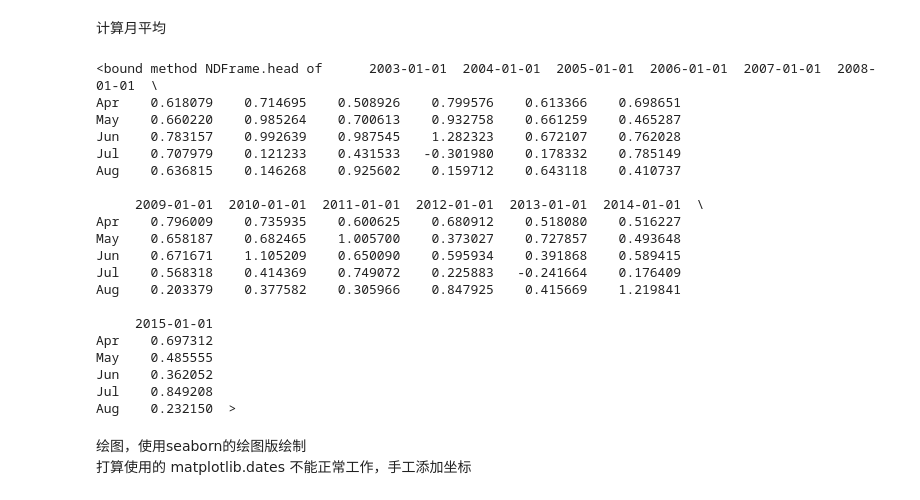
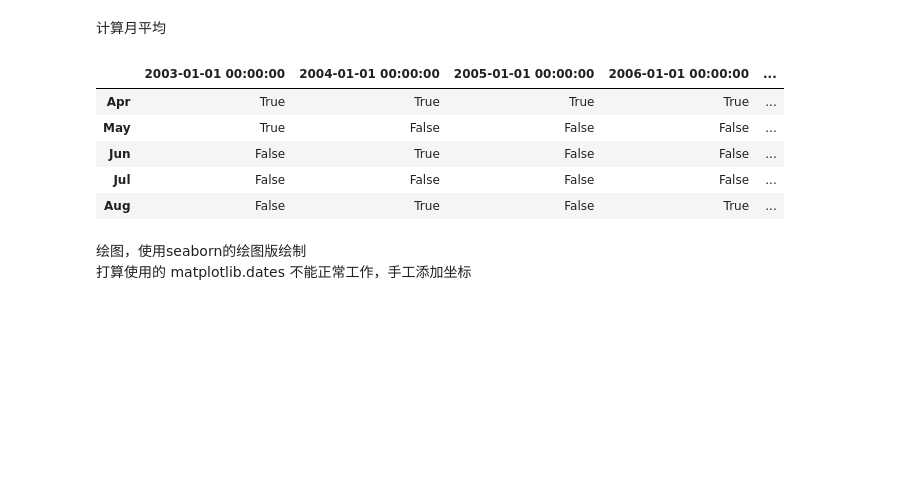
Before and after one commit to dozerlcl/MPAS_case_study, a Jupyter notebook: 92-25km_vr_rcm_postprocess/visualization/check_obs/check_cn051/pre/time_series/precip_playground.ipynb, the cells around one changed output. Drawn from its saved outputs; the diff is of its cells as text; code cells hidden in the pictures; blank space fills up the shorter version.

```diff
--- a/92-25km_vr_rcm_postprocess/visualization/check_obs/check_cn051/pre/time_series/precip_playground.ipynb
+++ b/92-25km_vr_rcm_postprocess/visualization/check_obs/check_cn051/pre/time_series/precip_playground.ipynb
@@ -80,23 +79,0 @@ cn051_pd.columns = timeseries03_15
-# %%
-(rcm_pd - cn051_pd).head
-# %% [output]
-<bound method NDFrame.head of      2003-01-01  2004-01-01  2005-01-01  2006-01-01  2007-01-01  2008-01-01  \
-Apr    0.618079    0.714695    0.508926    0.799576    0.613366    0.698651
-May    0.660220    0.985264    0.700613    0.932758    0.661259    0.465287
-Jun    0.783157    0.992639    0.987545    1.282323    0.672107    0.762028
-Jul    0.707979    0.121233    0.431533   -0.301980    0.178332    0.785149
-Aug    0.636815    0.146268    0.925602    0.159712    0.643118    0.410737
-
-     2009-01-01  2010-01-01  2011-01-01  2012-01-01  2013-01-01  2014-01-01  \
-Apr    0.796009    0.735935    0.600625    0.680912    0.518080    0.516227
-May    0.658187    0.682465    1.005700    0.373027    0.727857    0.493648
-Jun    0.671671    1.105209    0.650090    0.595934    0.391868    0.589415
-Jul    0.568318    0.414369    0.749072    0.225883   -0.241664    0.176409
-Aug    0.203379    0.377582    0.305966    0.847925    0.415669    1.219841
-
-     2015-01-01
-Apr    0.697312
-May    0.485555
-Jun    0.362052
-Jul    0.849208
-Aug    0.232150  >
@@ -103,3 +83,12 @@ Aug    0.232150  >
+# %%
+compared
+# %% [output]
+|  | 2003-01-01 00:00:00 | 2004-01-01 00:00:00 | 2005-01-01 00:00:00 | 2006-01-01 00:00:00 | ... |
+| Apr | True | True | True | True | ... |
+| May | True | False | False | False | ... |
+| Jun | False | True | False | False | ... |
+| Jul | False | False | False | False | ... |
+| Aug | False | True | False | True | ... |
 # %% [markdown]
 绘图，使用seaborn的绘图版绘制<br>
 打算使用的 matplotlib.dates 不能正常工作，手工添加坐标
```
Also changed, not shown: parts of 4 cells of this notebook.
